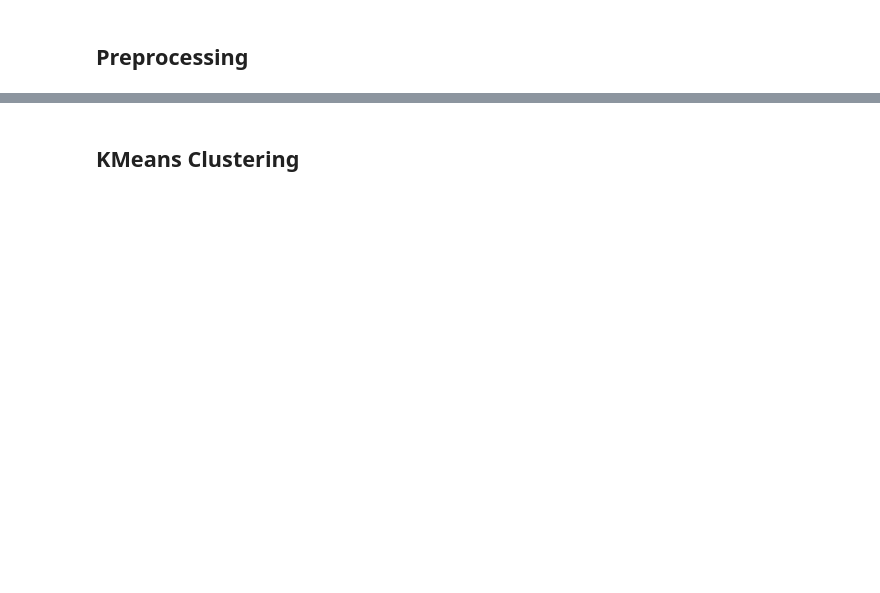
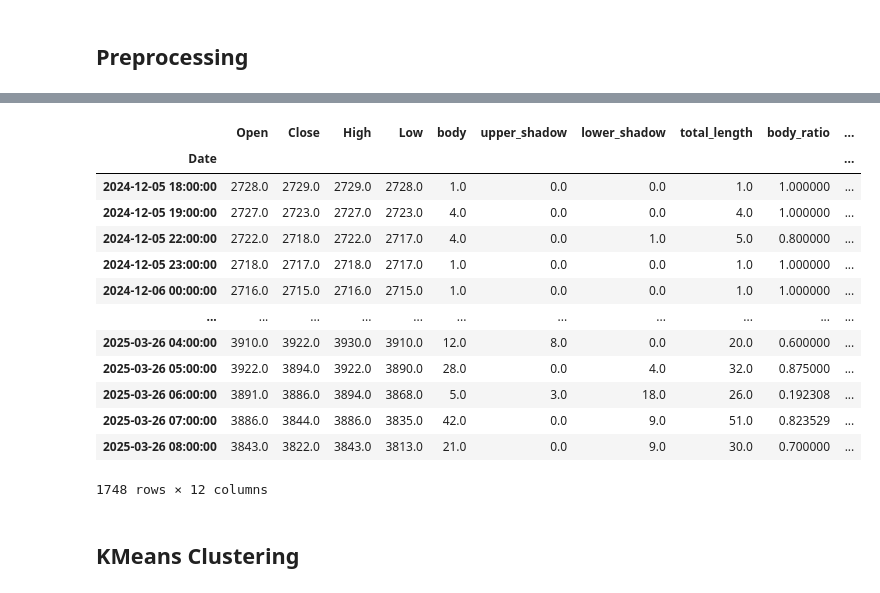
Before and after one commit to polyanasilva/candle-rl-trading, a Jupyter notebook: notebooks/rl_trading.ipynb, the cells around one changed output, grey strips where cells are left out. Drawn from its saved outputs; the diff is of its cells as text; code cells hidden in the pictures; blank space fills up the shorter version.

```diff
--- a/notebooks/rl_trading.ipynb
+++ b/notebooks/rl_trading.ipynb
@@ -63,2 +98,19 @@ normalized_data = normalized_data[(normalized_data['upper_shadow'] < 0.0003) & (
+# %%
+data
+# %% [output]
+|  | Open | Close | High | Low | body | upper_shadow | lower_shadow | total_length | body_ratio | ... |
+| Date |  |  |  |  |  |  |  |  |  | ... |
+| 2024-12-05 18:00:00 | 2728.0 | 2729.0 | 2729.0 | 2728.0 | 1.0 | 0.0 | 0.0 | 1.0 | 1.000000 | ... |
+| 2024-12-05 19:00:00 | 2727.0 | 2723.0 | 2727.0 | 2723.0 | 4.0 | 0.0 | 0.0 | 4.0 | 1.000000 | ... |
+| 2024-12-05 22:00:00 | 2722.0 | 2718.0 | 2722.0 | 2717.0 | 4.0 | 0.0 | 1.0 | 5.0 | 0.800000 | ... |
+| 2024-12-05 23:00:00 | 2718.0 | 2717.0 | 2718.0 | 2717.0 | 1.0 | 0.0 | 0.0 | 1.0 | 1.000000 | ... |
+| 2024-12-06 00:00:00 | 2716.0 | 2715.0 | 2716.0 | 2715.0 | 1.0 | 0.0 | 0.0 | 1.0 | 1.000000 | ... |
+| ... | ... | ... | ... | ... | ... | ... | ... | ... | ... | ... |
+| 2025-03-26 04:00:00 | 3910.0 | 3922.0 | 3930.0 | 3910.0 | 12.0 | 8.0 | 0.0 | 20.0 | 0.600000 | ... |
+| 2025-03-26 05:00:00 | 3922.0 | 3894.0 | 3922.0 | 3890.0 | 28.0 | 0.0 | 4.0 | 32.0 | 0.875000 | ... |
+| 2025-03-26 06:00:00 | 3891.0 | 3886.0 | 3894.0 | 3868.0 | 5.0 | 3.0 | 18.0 | 26.0 | 0.192308 | ... |
+| 2025-03-26 07:00:00 | 3886.0 | 3844.0 | 3886.0 | 3835.0 | 42.0 | 0.0 | 9.0 | 51.0 | 0.823529 | ... |
+| 2025-03-26 08:00:00 | 3843.0 | 3822.0 | 3843.0 | 3813.0 | 21.0 | 0.0 | 9.0 | 30.0 | 0.700000 | ... |
+1748 rows × 12 columns
 # %% [markdown]
 ## KMeans Clustering
```
Also changed, not shown: parts of 13 cells of this notebook, 2 other files.
